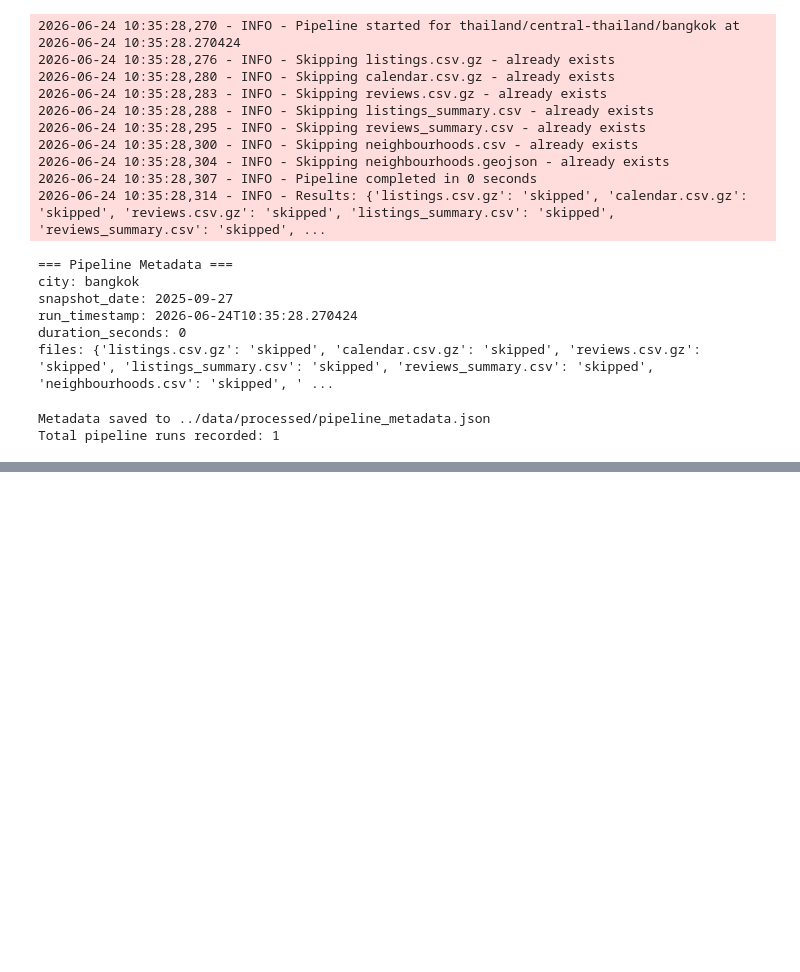
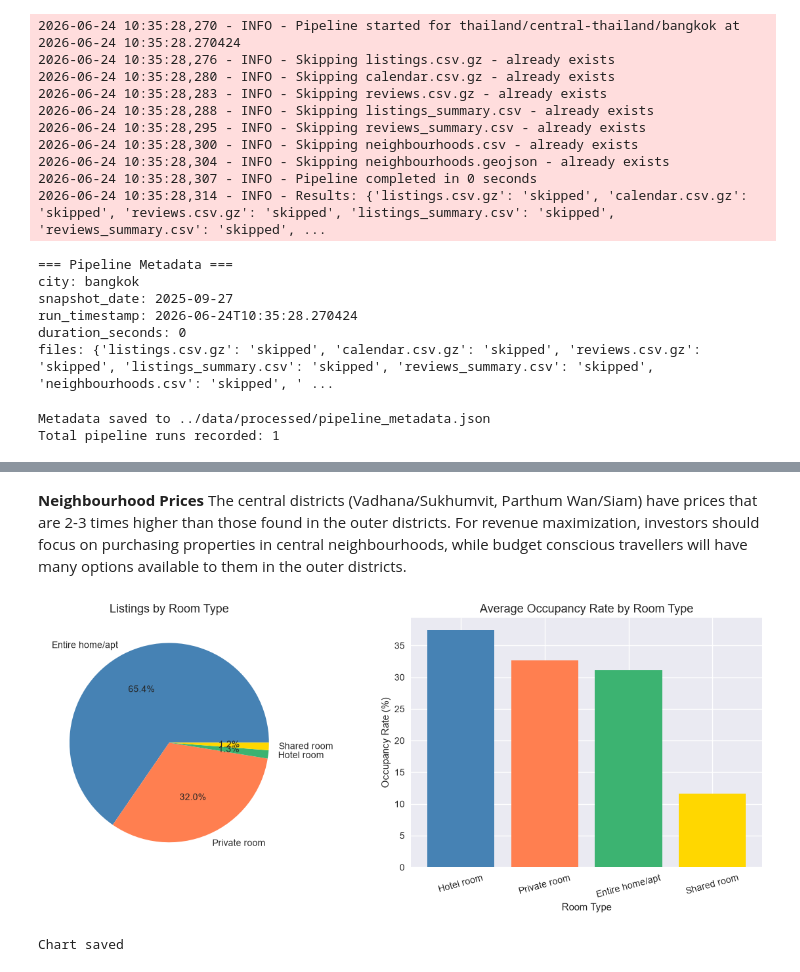
Before and after one commit to AlokaPerera01/airbnb_project, a Jupyter notebook: notebooks/01_dataset_exploration.ipynb, the cells around one changed output, grey strips where cells are left out. Saved outputs shown, nothing was run; the diff lists cells and outputs as text; code cells hidden in the pictures; blank space fills up the shorter version.

```diff
--- a/notebooks/01_dataset_exploration.ipynb
+++ b/notebooks/01_dataset_exploration.ipynb
@@ -1498,0 +1682,27 @@ Total pipeline runs recorded: 1
+# %% [markdown]
+**Neighbourhood Prices**
+The central districts (Vadhana/Sukhumvit, Parthum Wan/Siam) have prices that are 2-3 times higher than those found in the outer districts. For revenue maximization, investors should focus on purchasing properties in central neighbourhoods, while budget conscious travellers will have many options available to them in the outer districts.
+# %%
+fig, axes = plt.subplots(1, 2, figsize=(12, 5))
+
+# Left: listing count by room type
+room_counts = listings['room_type'].value_counts()
+axes[0].pie(room_counts.values, labels=room_counts.index, autopct='%1.1f%%',
+            colors=['steelblue', 'coral', 'mediumseagreen', 'gold'])
+axes[0].set_title('Listings by Room Type', fontsize=13)
+
+# Right: occupancy rate by room type
+room_occupancy = listings.groupby('room_type')['occupancy_rate'].mean().sort_values(ascending=False)
+axes[1].bar(room_occupancy.index, room_occupancy.values * 100, color=['steelblue', 'coral', 'mediumseagreen', 'gold'])
+axes[1].set_title('Average Occupancy Rate by Room Type', fontsize=13)
+axes[1].set_xlabel('Room Type')
+axes[1].set_ylabel('Occupancy Rate (%)')
+axes[1].tick_params(axis='x', rotation=15)
+
+plt.tight_layout()
+plt.savefig('../outputs/figures/03_room_type_analysis.png', dpi=150, bbox_inches='tight')
+plt.show()
+print("Chart saved")
+# %% [output]
+[figure, added]
+Chart saved
```
Also changed, not shown: parts of 14 cells of this notebook.
